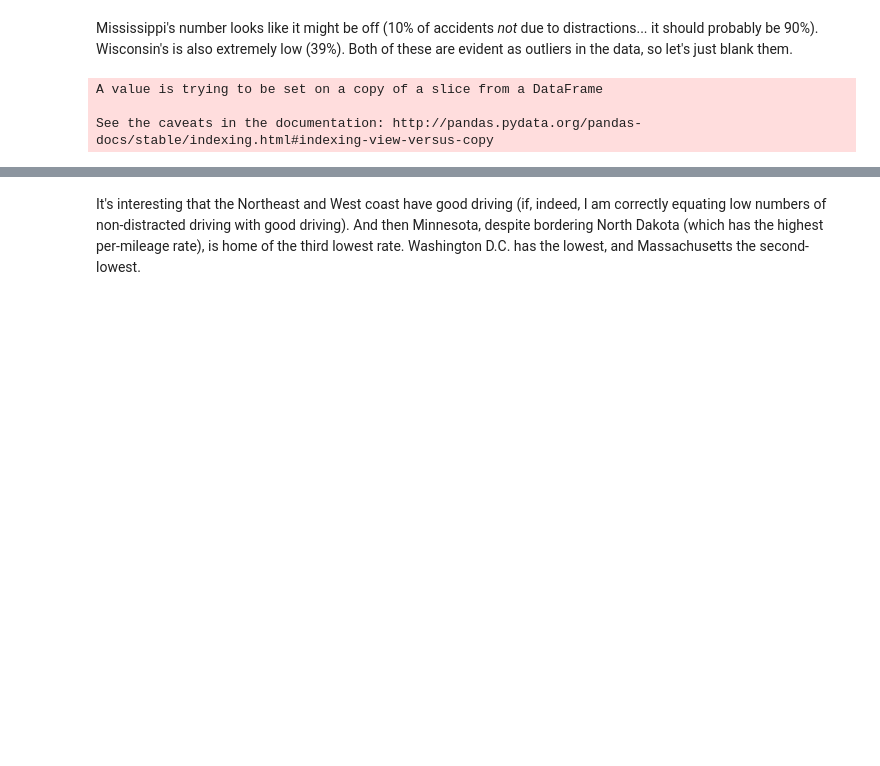
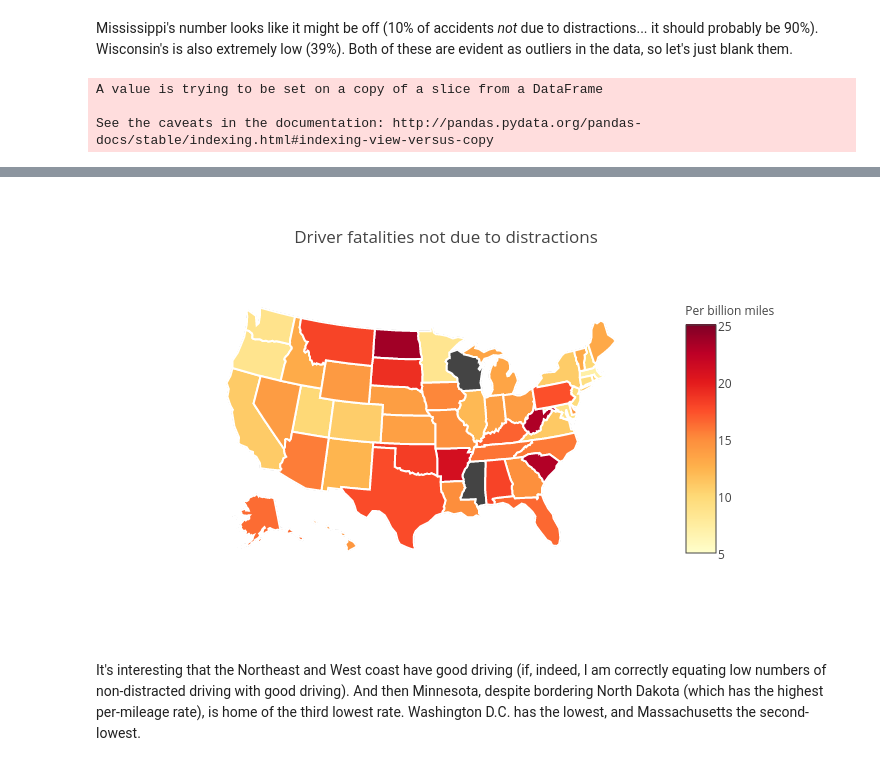
Before and after one commit to jwuphysics/bad-drivers, a Jupyter notebook: Mapping Bad Drivers.ipynb, the cells around one changed output, grey strips where cells are left out. Cells and saved outputs as stored; diff of their text form; code cells hidden in the pictures; blank space fills up the shorter version.

```diff
--- a/Mapping Bad Drivers.ipynb
+++ b/Mapping Bad Drivers.ipynb
@@ -216,5 +218,6 @@ layout = dict(title='Driver fatalities not due to distractions',
 
 fig = dict(data=data, layout=layout)
 
-iplot(fig)
+#iplot(fig, image='png')
+Image('images/not_distractions.png')
 # %% [output]
@@ -222,3 +224,4 @@ iplot(fig)
+[figure, added]
 # %% [markdown]
 It's interesting that the Northeast and West coast have good driving (if, indeed, I am correctly equating low numbers of non-distracted driving with good driving). And then Minnesota, despite bordering North Dakota (which has the highest per-mileage rate), is home of the third lowest rate. Washington D.C. has the lowest, and Massachusetts the second-lowest.
 # %%
```
Also changed, not shown: parts of 5 cells of this notebook, 4 other files.
